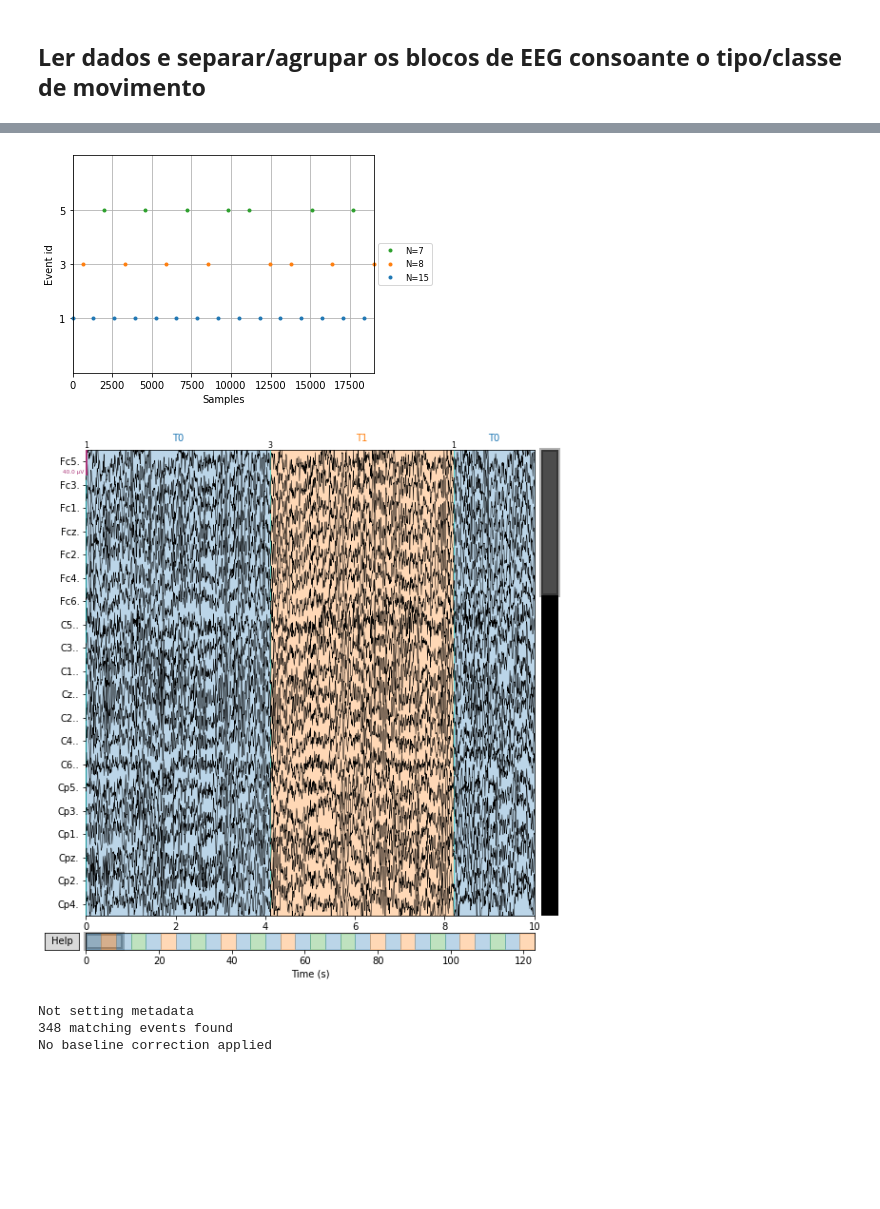
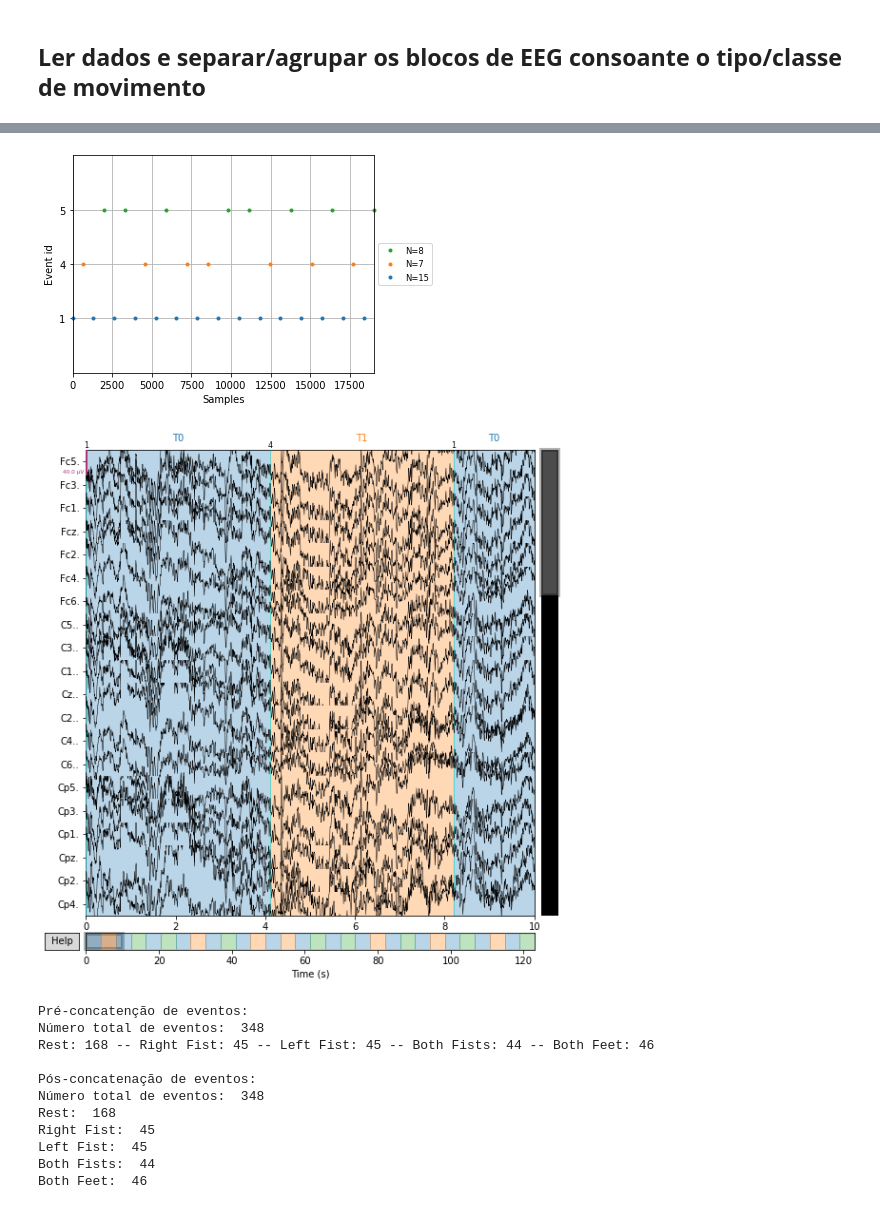
Before and after one commit to MiguelRochaBE/MotorImagery-BCI, a Jupyter notebook: MI_BCI_DatasetAnalysis.ipynb, the cells around one changed output, grey strips where cells are left out. Drawn from its saved outputs; the diff is of its cells as text; code cells hidden in the pictures; blank space fills up the shorter version.

Commit message:
Verificação da concatenação correta de eventos

```diff
--- a/MI_BCI_DatasetAnalysis.ipynb
+++ b/MI_BCI_DatasetAnalysis.ipynb
@@ -74,6 +74,8 @@ Successfully installed mne-1.3.1
 ## **Ler dados e separar/agrupar os blocos de EEG consoante o tipo/classe de movimento**
 # %%
 def load_subject_data(subject, datafiles):
+
+  mne.set_log_level('WARNING') #  Suprimir os logs das funções da biblioteca
 
   '''
   Descrição dos eventos:
@@ -92,9 +94,16 @@ def load_subject_data(subject, datafiles):
     if subject in trial:
       trials.append(trial)
 
-  print("Files to read: ", trials)
+  print("Ficheiros a ler: ", trials)
 
-  all_trials = []
+  all_trials = [] # Variável com todos os blocos
+
+  rest_events = 0 # Variáveis para contagem de eventos
+  left_fist_events = 0
+  right_fist_events = 0
+  both_fists_events = 0
+  both_feet_events = 0
+
   for count, trial  in enumerate(trials):
     if count > 1: # Avança os dois primeiros trials correspondentes ao rest
       data = mne.io.read_raw_edf(trial, preload = True) # Dados EEG para um trial específico. 'Preload=True' serve para colocar o ficheiro na memória e não apenas referenciá-lo no diretório
@@ -109,39 +118,65 @@ def load_subject_data(subject, datafiles):
       # Atribuição das labels corretas aos eventos de cada trial
 
       trial_number = int(trial.split('.')[0][-2:]) # De 1 a 14; [0] corresponde à primeira parte da string original;
-      print("\nTrial: ",trial_number)
+      print("Trial lido: ",trial_number)
       if trial_number in trial_type1:
-        event_ids = {'T0': 1, 'T1': 2, 'T2': 4} # Dicionário com os ids dos eventos de acordo com a descrição a laranja ^^
-        epoch_event_ids = {"rest/block": 1, "left_fist/block": 2, "both_fists/block": 4}
+        event_ids = {'T0': 1, 'T1': 2, 'T2': 3} # Dicionário com os ids dos eventos de acordo com a descrição a laranja ^^
+        epoch_event_ids = {"rest/block": 1, "left_fist/block": 2, "right_fist/block": 3}
       elif trial_number in trial_type2:
-        event_ids = {'T0': 1, 'T1': 3, 'T2': 5}
-        epoch_event_ids = {"rest/block": 1, "right_fist/block": 3,"both_feet/block": 5}
+        event_ids = {'T0': 1, 'T1': 4, 'T2': 5}
+        epoch_event_ids = {"rest/block": 1, "both_fists/block": 4,"both_feet/block": 5}
       else:
-        event_ids = {'T0': 1}
+        event_ids = {'T0': 1} # Dois primeiros trials de EEG
 
       events = mne.events_from_annotations(data, event_id = event_ids) # Variável eventos: Retorna 3 colunas [Indice da amostra onde começa o bloco, Trigger, Tipo de movimento (label)]
-      print("\n")
 
-      # Agrupamento dos blocos do mesmo id
+      # Agrupamento dos blocos do mesmo id (epoching)
 
       epochs = mne.Epochs(data, events[0], event_id = epoch_event_ids, baseline = None, preload = True)
-      print("Informação dos blocos: ", epochs.info)
-      #epochs["right_fist"].plot_image(picks=[8])
+
+      #Contagem to tipo de eventos para verificar se há perda de informação durante a concatenação
+
+      rest_events += epochs["rest"].__len__()
+      if trial_number in trial_type1:
+        left_fist_events += epochs["left_fist"].__len__()
+        right_fist_events += epochs["right_fist"].__len__()
+      else:
+        both_fists_events += epochs["both_fists"].__len__()
+        both_feet_events += epochs["both_feet"].__len__()
 
       if count == len(trials)-1:
+        print("------------------------- Dados do último ficheiro lido -------------------------")
         print("\nInfo dos dados: ", data.info)
         print("\nElétrodos: ", ch_names)
         print("\nAnotações: ", annotations.description)
         print("\nEventos: ", events)
+        print("\nInformação dos blocos: ", epochs.info)
         print("\n")
+
         figure = mne.viz.plot_events(events[0]) # Gráfico dos eventos
+        print("\n")
         data.plot(events=events[0]) # Plot dos dados com a speraração dos eventos
 
       all_trials.append(epochs)
 
+  print("\nPré-concatenção de eventos: ")
+  print("Número total de eventos: ", rest_events + left_fist_events + right_fist_events + both_fists_events + both_feet_events)
+  print(f"Rest: {rest_events} -- Right Fist: {left_fist_events} -- Left Fist: {right_fist_events} -- Both Fists: {both_fists_events} -- Both Feet: {both_feet_events}")
+
+  # Concatenação de todos os blocos
+
   subject_epochs = mne.concatenate_epochs(all_trials, add_offset = True, on_mismatch = 'raise')
+
+  print("\nPós-concatenação de eventos: ")
+  print("Número total de eventos: ", subject_epochs.__len__())
+  print("Rest: ", subject_epochs["rest"].__len__())
+  print("Right Fist: ", subject_epochs["right_fist"].__len__())
+  print("Left Fist: ", subject_epochs["left_fist"].__len__())
+  print("Both Fists: ", subject_epochs["both_fists"].__len__())
+  print("Both Feet: ", subject_epochs["both_feet"].__len__())
+  print("\n")
 
   return subject_epochs
 
-subject_epochs = load_subject_data(subfolders[1],datafiles)
+subject_epochs = load_subject_data(subfolders[10],datafiles)
 # %% [output]
@@ -165,7 +200,15 @@ Not setting metadata
-[figure, old version]
+[figure, new version]
-[figure, old version]
+[figure, new version]
-Not setting metadata
-348 matching events found
-No baseline correction applied
+Pré-concatenção de eventos:
+Número total de eventos:  348
+Rest: 168 -- Right Fist: 45 -- Left Fist: 45 -- Both Fists: 44 -- Both Feet: 46
+
+Pós-concatenação de eventos:
+Número total de eventos:  348
+Rest:  168
+Right Fist:  45
+Left Fist:  45
+Both Fists:  44
+Both Feet:  46
 # %%
 dir(subject_epochs)
```
Also changed, not shown: parts of 5 cells of this notebook.
